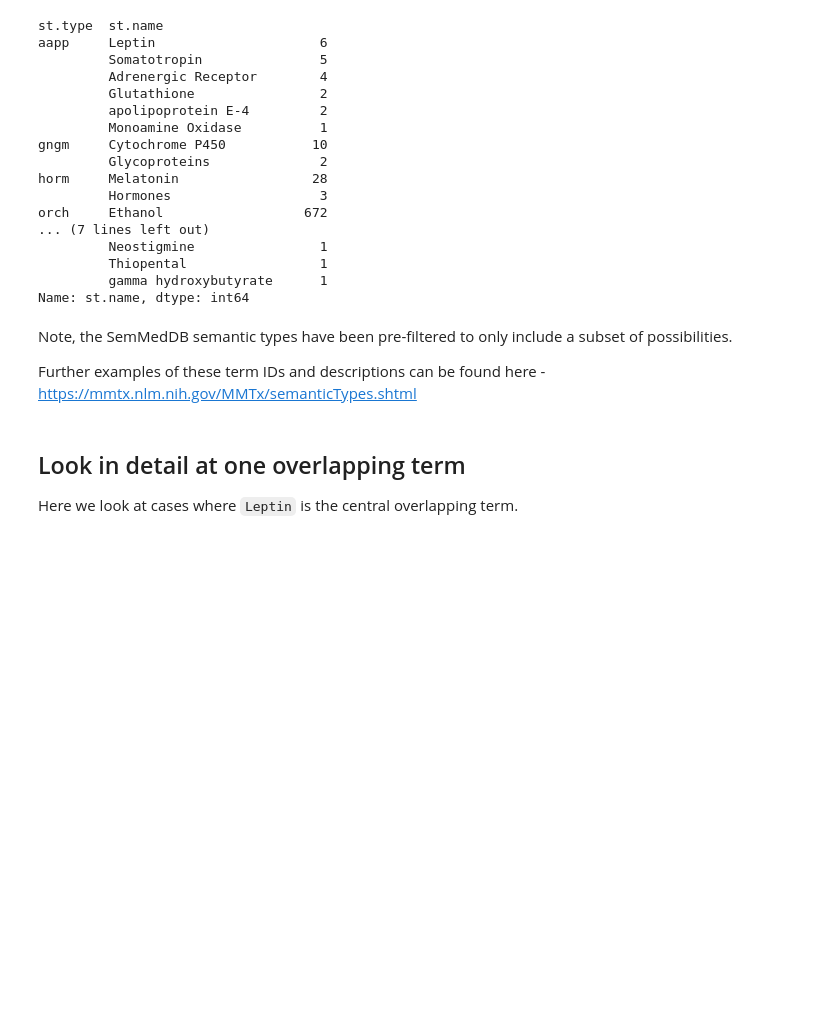
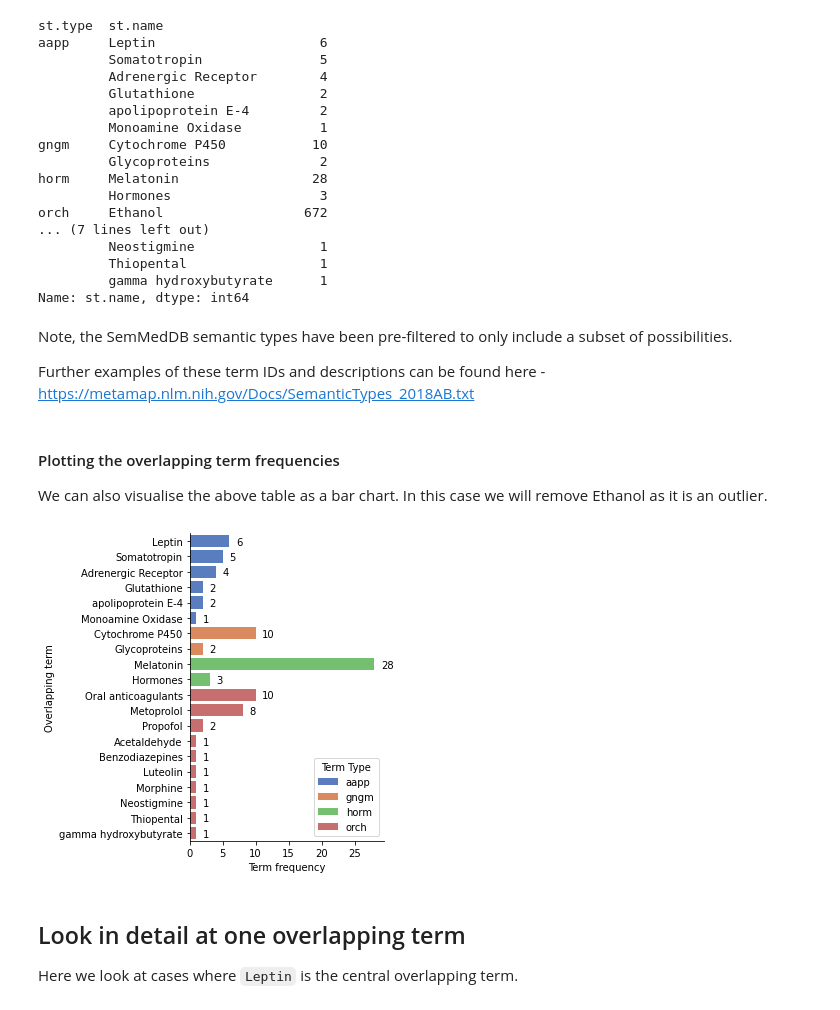
Before and after one commit to MRCIEU/epigraphdb, a Jupyter notebook: paper-case-studies/case-3-literature-triangulation.ipynb, the cells around one changed output. Cells and saved outputs as stored; diff of their text form; code cells hidden in the pictures; blank space fills up the shorter version.

```diff
--- a/paper-case-studies/case-3-literature-triangulation.ipynb
+++ b/paper-case-studies/case-3-literature-triangulation.ipynb
@@ -243,7 +244,38 @@ Name: st.name, dtype: int64
 # %% [markdown]
 Note, the SemMedDB semantic types have been pre-filtered to only include a subset of possibilities.
 
-Further examples of these term IDs and descriptions can be found here - [https://mmtx.nlm.nih.gov/MMTx/semanticTypes.shtml](https://mmtx.nlm.nih.gov/MMTx/semanticTypes.shtml)
+Further examples of these term IDs and descriptions can be found here - [https://metamap.nlm.nih.gov/Docs/SemanticTypes_2018AB.txt](https://metamap.nlm.nih.gov/Docs/SemanticTypes_2018AB.txt)
+# %% [markdown]
+#### Plotting the overlapping term frequencies
+
+We can also visualise the above table as a bar chart. In this case we will remove Ethanol as it is an outlier.
+# %%
+#remove Ethanol
+lit_counts = lit_counts[lit_counts < 100]
+
+#convert to df
+lit_counts = lit_counts.reset_index(name='counts')
+
+g = sns.catplot(
+    y="st.name",
+    x="counts",
+    hue="st.type",
+    data=lit_counts,
+    height=5,
+    kind="bar",
+    palette="muted",
+    orient='horizontal',
+    dodge=False,
+    legend=False
+)
+#add numbers to the bars
+for i, v in enumerate(lit_counts['counts']):
+    plt.text(v + 1, i + .25, str(v))
+g.set(ylabel='Overlapping term', xlabel='Term frequency')
+plt.legend(title='Term Type',loc='lower right')
+plt.savefig('overlaps.png',dpi=1000)
+# %% [output]
+[figure, added]
 # %% [markdown]
 ## Look in detail at one overlapping term
 
```
Also changed, not shown: parts of 3 cells of this notebook, 1 other file.
